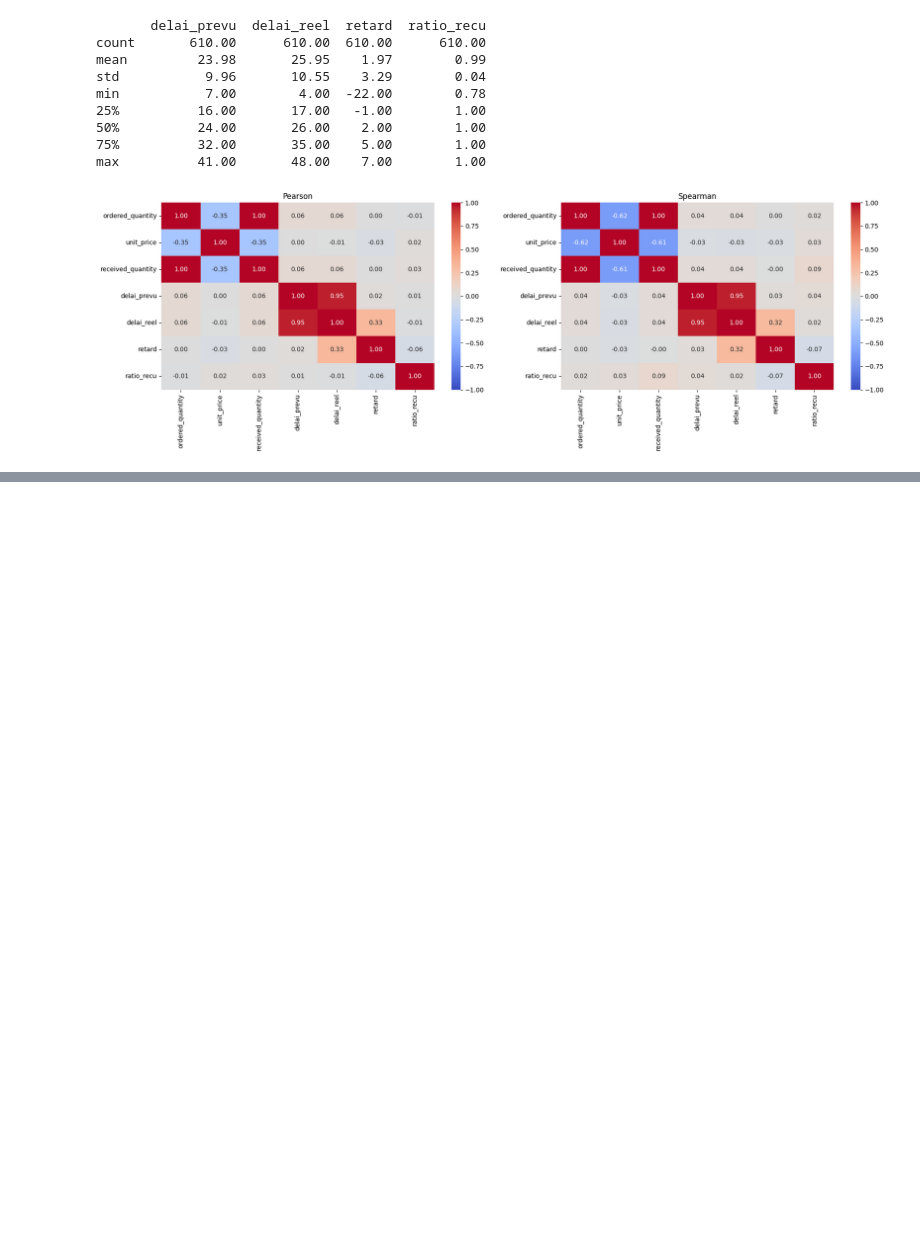
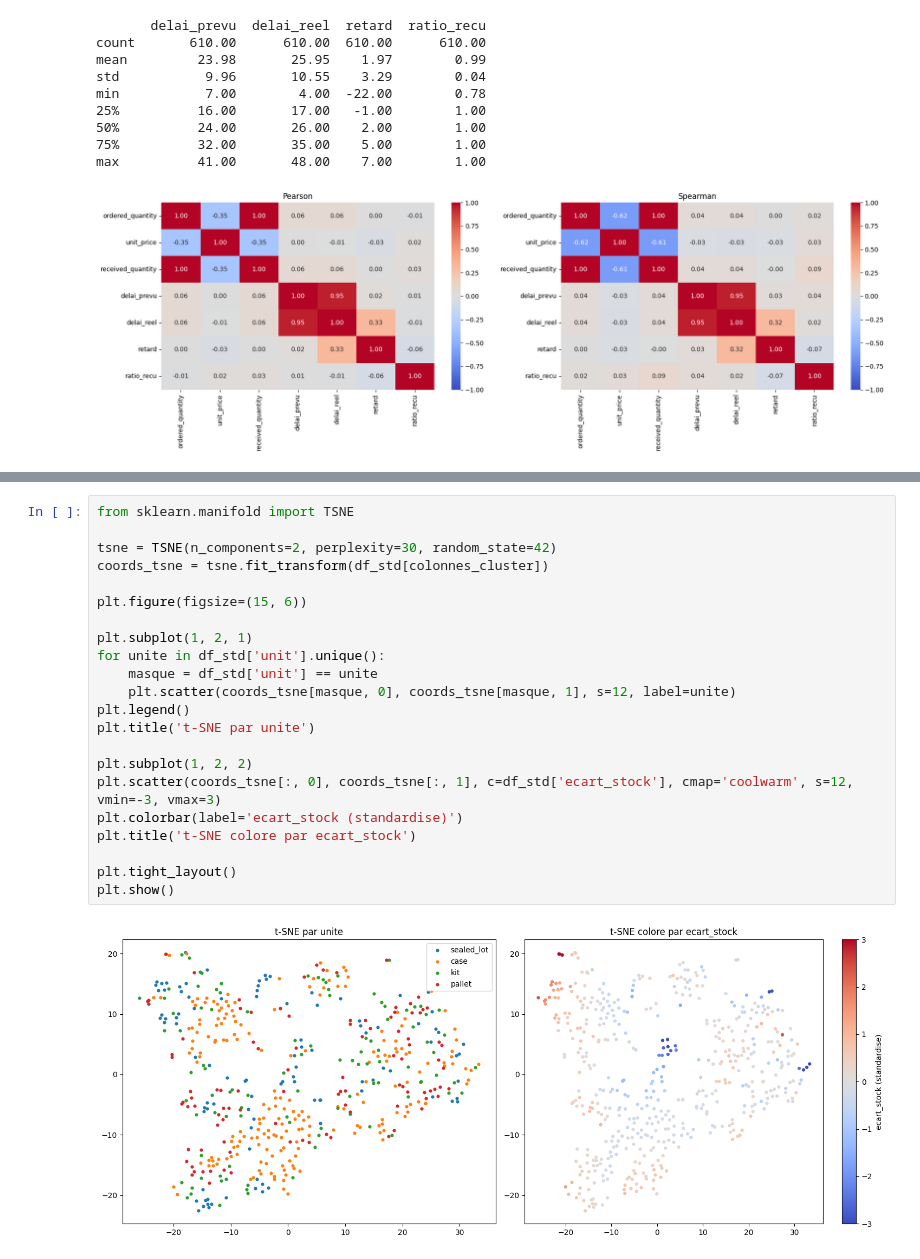
Before and after one commit to Sheik-info/20262027-UE-DataMining-Project, a Jupyter notebook: logistics.ipynb, the cells around one changed output, grey strips where cells are left out. Cells and saved outputs as stored; diff of their text form; blank space fills up the shorter version.

```diff
--- a/logistics.ipynb
+++ b/logistics.ipynb
@@ -1235,0 +1387,24 @@ max          41.00       48.00    7.00        1.00
+# %%
+from sklearn.manifold import TSNE
+
+tsne = TSNE(n_components=2, perplexity=30, random_state=42)
+coords_tsne = tsne.fit_transform(df_std[colonnes_cluster])
+
+plt.figure(figsize=(15, 6))
+
+plt.subplot(1, 2, 1)
+for unite in df_std['unit'].unique():
+    masque = df_std['unit'] == unite
+    plt.scatter(coords_tsne[masque, 0], coords_tsne[masque, 1], s=12, label=unite)
+plt.legend()
+plt.title('t-SNE par unite')
+
+plt.subplot(1, 2, 2)
+plt.scatter(coords_tsne[:, 0], coords_tsne[:, 1], c=df_std['ecart_stock'], cmap='coolwarm', s=12, vmin=-3, vmax=3)
+plt.colorbar(label='ecart_stock (standardise)')
+plt.title('t-SNE colore par ecart_stock')
+
+plt.tight_layout()
+plt.show()
+# %% [output]
+[figure, added]
```
Also changed, not shown: parts of 38 cells of this notebook.
